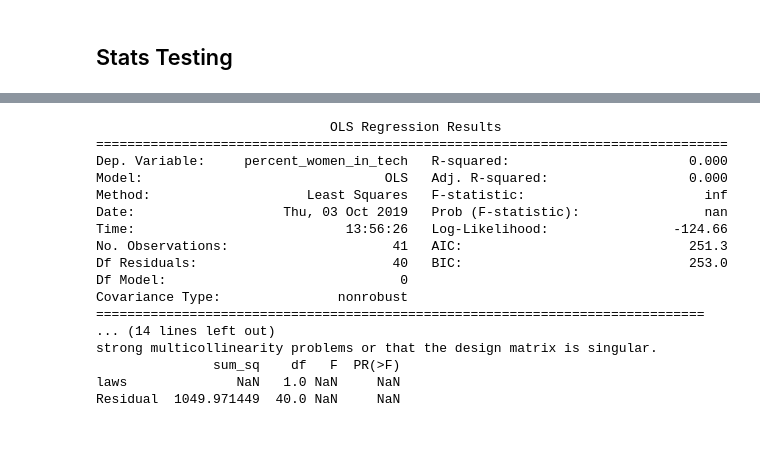
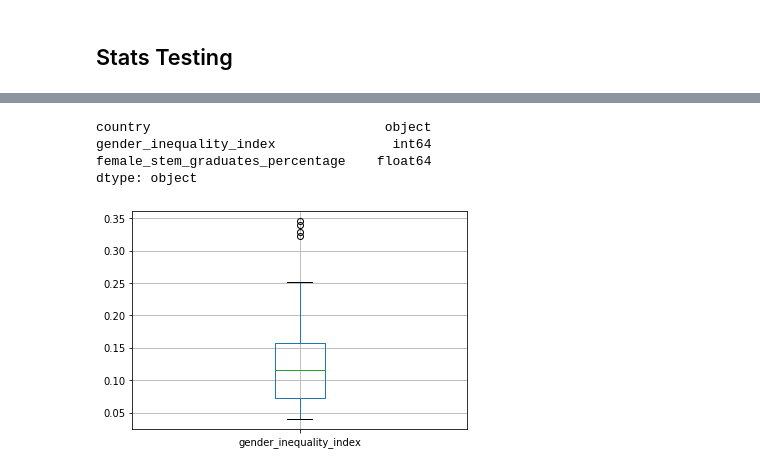
Before and after one commit to jmsmdy/gender-and-tech, a Jupyter notebook: Statistical Analysis.ipynb, the cells around one changed output, grey strips where cells are left out. Cells and saved outputs as stored; diff of their text form; code cells hidden in the pictures; blank space fills up the shorter version.

```diff
--- a/Statistical Analysis.ipynb
+++ b/Statistical Analysis.ipynb
@@ -84,0 +139,16 @@ df1.boxplot('percent_women_in_tech', by='laws')
+# %%
+q = get_attributes_query(('gender_inequality_index', 'gender_inequality_index'),
+                     'women_in_tech', ('female_stem_graduates_percentage','female_stem_graduates_percentage'))
+# %%
+gend_df = get_data(q)
+# %%
+gend_df.dtypes
+# %% [output]
+country                              object
+gender_inequality_index               int64
+female_stem_graduates_percentage    float64
+dtype: object
+# %%
+gend_df.boxplot('gender_inequality_index');
+# %% [output]
+[figure, added]
@@ -91,20 +159,0 @@ df2_cat['laws'] = df2['laws'].apply(lambda x: 1 if x > 5 else 0)
-# %%
-anova_table_and_summary(df1_cat, 'percent_women_in_tech', 'laws')
-# %% [output]
-                              OLS Regression Results
-=================================================================================
-Dep. Variable:     percent_women_in_tech   R-squared:                       0.000
-Model:                               OLS   Adj. R-squared:                  0.000
-Method:                    Least Squares   F-statistic:                       inf
-Date:                   Thu, 03 Oct 2019   Prob (F-statistic):                nan
-Time:                           13:56:26   Log-Likelihood:                -124.66
-No. Observations:                     41   AIC:                             251.3
-Df Residuals:                         40   BIC:                             253.0
-Df Model:                              0
-Covariance Type:               nonrobust
-==============================================================================
-... (14 lines left out)
-strong multicollinearity problems or that the design matrix is singular.
-               sum_sq    df   F  PR(>F)
-laws              NaN   1.0 NaN     NaN
-Residual  1049.971449  40.0 NaN     NaN
```
Also changed, not shown: parts of 22 cells of this notebook, 1 other file.
